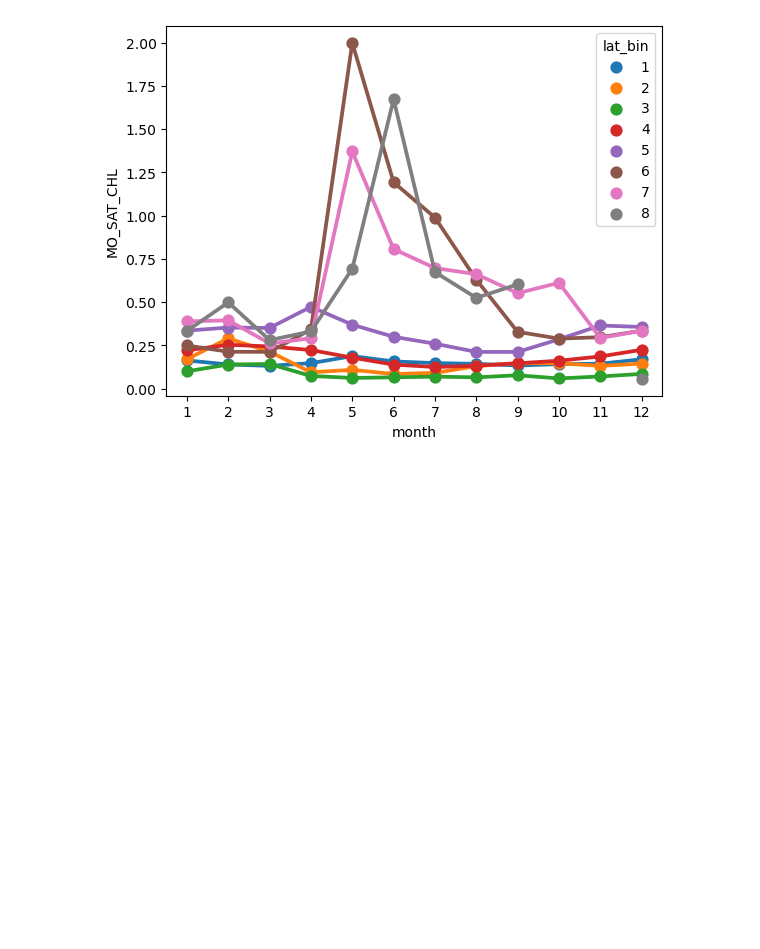
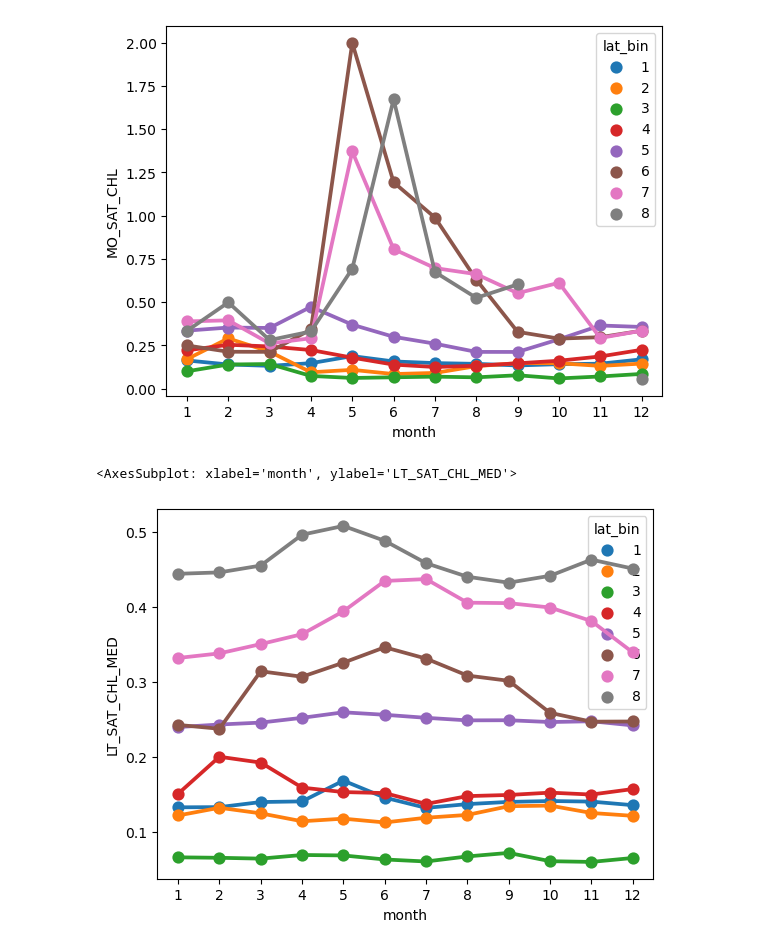
Before and after one commit to gnyirjesy/ocean-depth-characterization, a Jupyter notebook: EDA/eda_gn.ipynb, the cells around one changed output. Drawn from its saved outputs; the diff is of its cells as text; code cells hidden in the pictures; blank space fills up the shorter version.

```diff
--- a/EDA/eda_gn.ipynb
+++ b/EDA/eda_gn.ipynb
@@ -417,3 +440,11 @@ sns.pointplot(x = "month",       # x variable name
 # %% [output]
 <AxesSubplot: xlabel='month', ylabel='MO_SAT_CHL'>
 [figure]
+# %%
+sns.pointplot(x = "month",       # x variable name
+            y = "LT_SAT_CHL_MED",       # y variable name
+            hue = "lat_bin",  # group variable name
+            data = plotting_by_bin)
+# %% [output]
+<AxesSubplot: xlabel='month', ylabel='LT_SAT_CHL_MED'>
+[figure, added]
```
Also changed, not shown: parts of 12 cells of this notebook.
